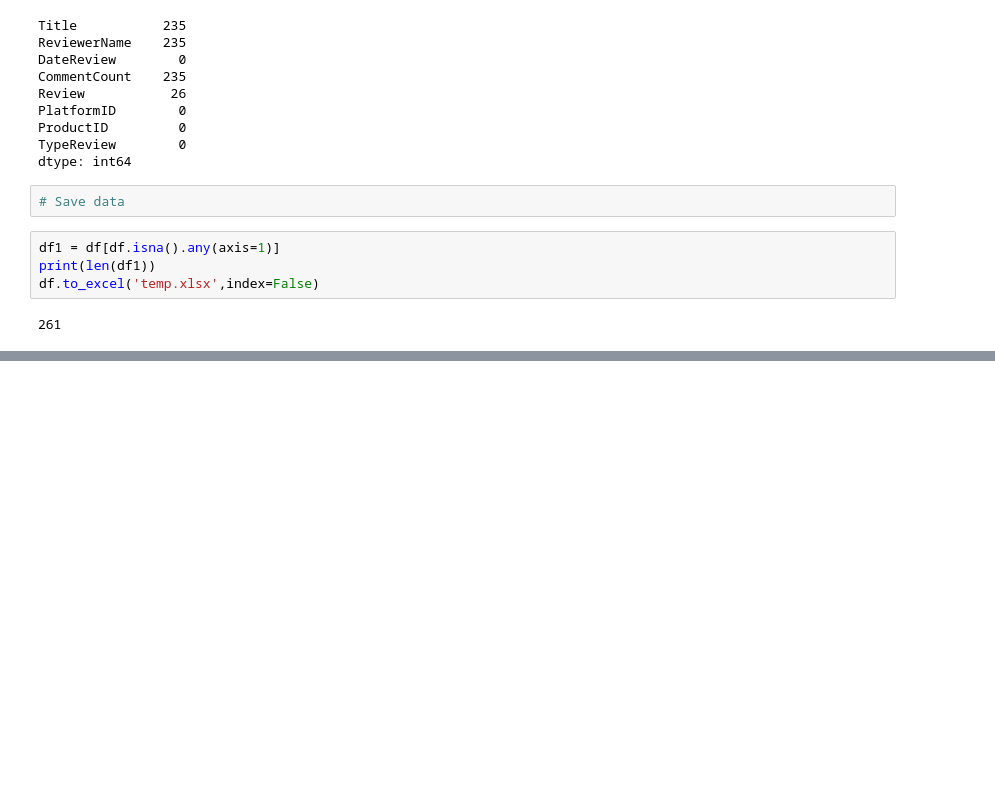
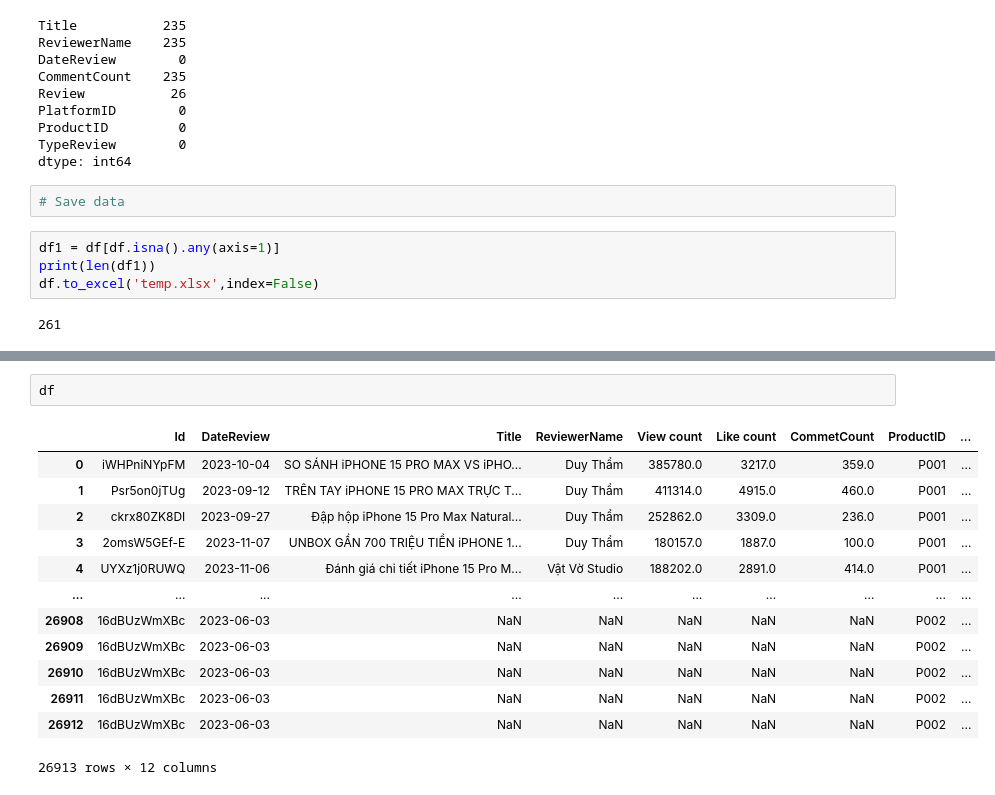
Before and after one commit to NQT1711/KhoaLuanGr3-Code, a Jupyter notebook: Preprocessing/Preprocessing_data.ipynb, the cells around one changed output, grey strips where cells are left out. Saved outputs shown, nothing was run; the diff lists cells and outputs as text; blank space fills up the shorter version.

```diff
--- a/Preprocessing/Preprocessing_data.ipynb
+++ b/Preprocessing/Preprocessing_data.ipynb
@@ -362,0 +472,16 @@ df.to_excel('temp.xlsx',index=False)
+# %%
+df
+# %% [output]
+|  | Id | DateReview | Title | ReviewerName | View count | Like count | CommetCount | ProductID | ... |
+| 0 | iWHPniNYpFM | 2023-10-04 | SO SÁNH iPHONE 15 PRO MAX VS iPHO... | Duy Thẩm | 385780.0 | 3217.0 | 359.0 | P001 | ... |
+| 1 | Psr5on0jTUg | 2023-09-12 | TRÊN TAY iPHONE 15 PRO MAX TRỰC T... | Duy Thẩm | 411314.0 | 4915.0 | 460.0 | P001 | ... |
+| 2 | ckrx80ZK8DI | 2023-09-27 | Đập hộp iPhone 15 Pro Max Natural... | Duy Thẩm | 252862.0 | 3309.0 | 236.0 | P001 | ... |
+| 3 | 2omsW5GEf-E | 2023-11-07 | UNBOX GẦN 700 TRIỆU TIỀN iPHONE 1... | Duy Thẩm | 180157.0 | 1887.0 | 100.0 | P001 | ... |
+| 4 | UYXz1j0RUWQ | 2023-11-06 | Đánh giá chi tiết iPhone 15 Pro M... | Vật Vờ Studio | 188202.0 | 2891.0 | 414.0 | P001 | ... |
+| ... | ... | ... | ... | ... | ... | ... | ... | ... | ... |
+| 26908 | 16dBUzWmXBc | 2023-06-03 | NaN | NaN | NaN | NaN | NaN | P002 | ... |
+| 26909 | 16dBUzWmXBc | 2023-06-03 | NaN | NaN | NaN | NaN | NaN | P002 | ... |
+| 26910 | 16dBUzWmXBc | 2023-06-03 | NaN | NaN | NaN | NaN | NaN | P002 | ... |
+| 26911 | 16dBUzWmXBc | 2023-06-03 | NaN | NaN | NaN | NaN | NaN | P002 | ... |
+| 26912 | 16dBUzWmXBc | 2023-06-03 | NaN | NaN | NaN | NaN | NaN | P002 | ... |
+26913 rows × 12 columns
```
Also changed, not shown: parts of 7 cells of this notebook.
